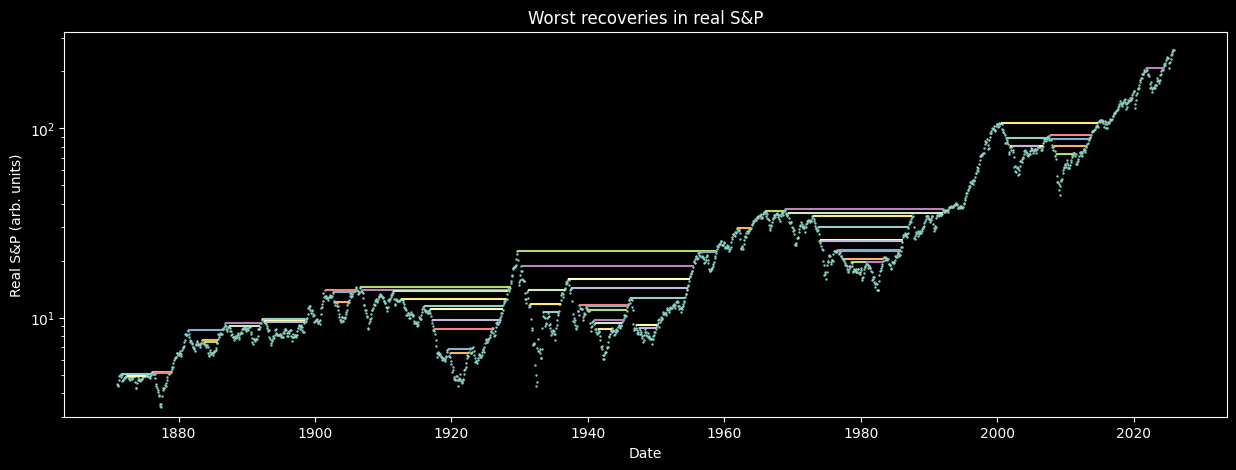
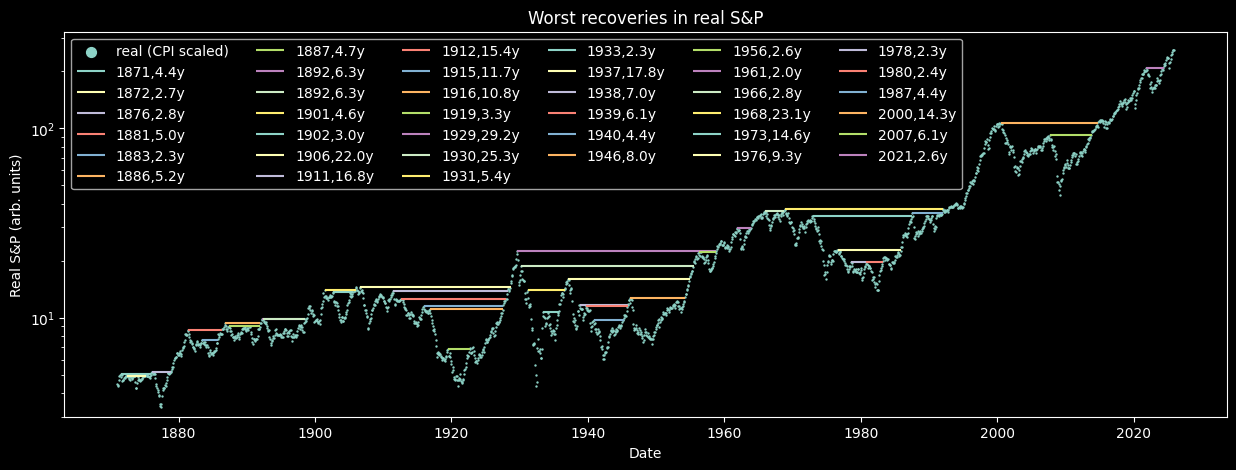
Code edit (unified diff) that turned the first committed figure into the second:
--- before
+++ after
@@ -11,8 +11,8 @@
     xmin = pair[0]['Date']
     xmax = pair[1]['Date']
-    pyplot.hlines(y=value, xmin=xmin, xmax=xmax, label=f"{(xmax-xmin).days / 365:.1f} years after {xmin.year}", color=f"C{index}")  # C0, C1, C2... enumerate the matplotlib color cycle
+    pyplot.hlines(y=value, xmin=xmin, xmax=xmax, label=f"{xmin.year},{(xmax-xmin).days / 365:.1f}y", color=f"C{index}")  # C0, C1, C2... enumerate the matplotlib color cycle
 
 # Labels and legends
-# pyplot.legend(markerscale=10, ncol=8)
+pyplot.legend(markerscale=10, ncol=6)
 pyplot.xlabel('Date')
 pyplot.ylabel('Real S&P (arb. units)')

Commit: Working plots